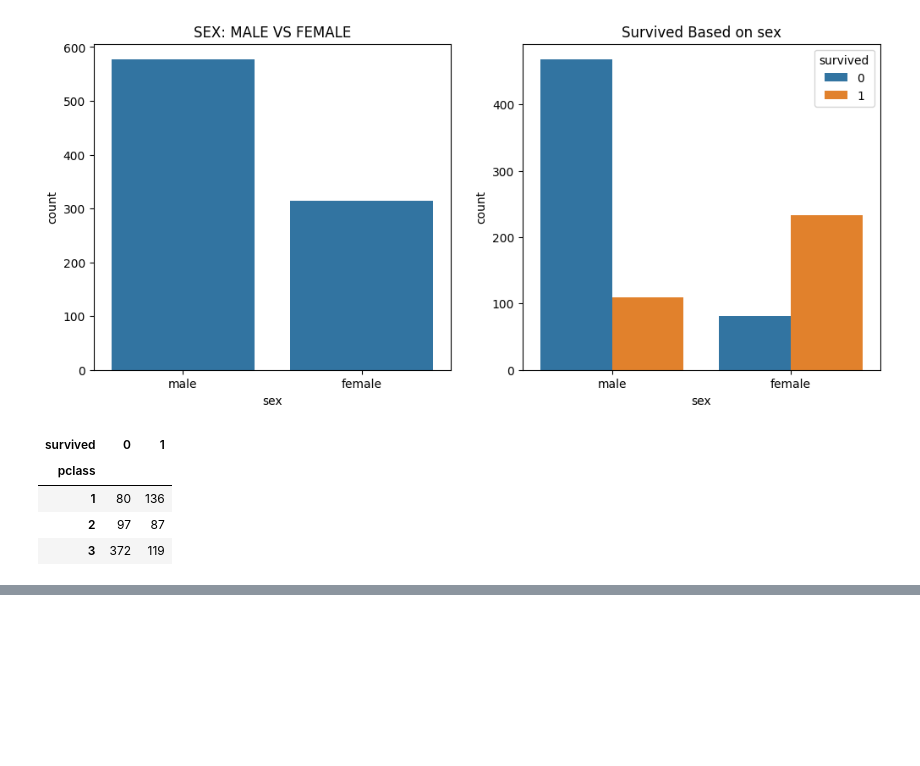
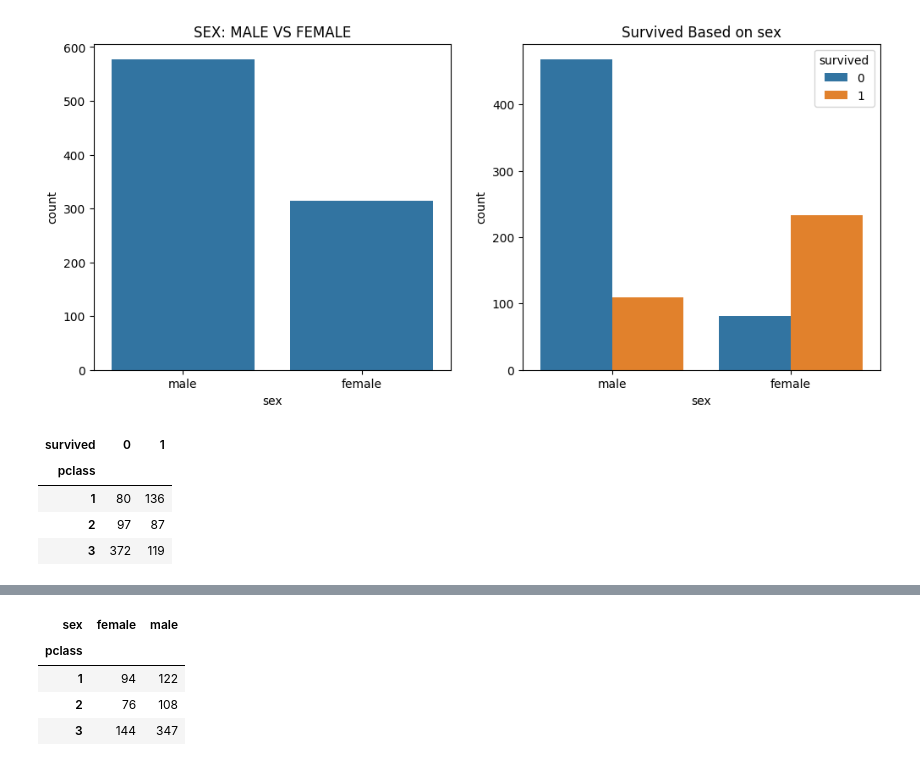
Before and after one commit to Salmanfarsi2561/PYTHON_ML, a Jupyter notebook: EDA/datasets/Analysis/Titanic.ipynb, the cells around one changed output, grey strips where cells are left out. Drawn from its saved outputs; the diff is of its cells as text; code cells hidden in the pictures; blank space fills up the shorter version.

Commit message:
Add new analysis cells and outputs to Titanic notebook for detailed data exploration

```diff
--- a/EDA/datasets/Analysis/Titanic.ipynb
+++ b/EDA/datasets/Analysis/Titanic.ipynb
@@ -136,0 +146,9 @@ pd.crosstab(data.pclass, data.survived)
+# %%
+#death and alive based on class
+pd.crosstab(data.pclass, data.sex)
+# %% [output]
+| sex | female | male |
+| pclass |  |  |
+| 1 | 94 | 122 |
+| 2 | 76 | 108 |
+| 3 | 144 | 347 |
```
Also changed, not shown: parts of 2 cells of this notebook.
